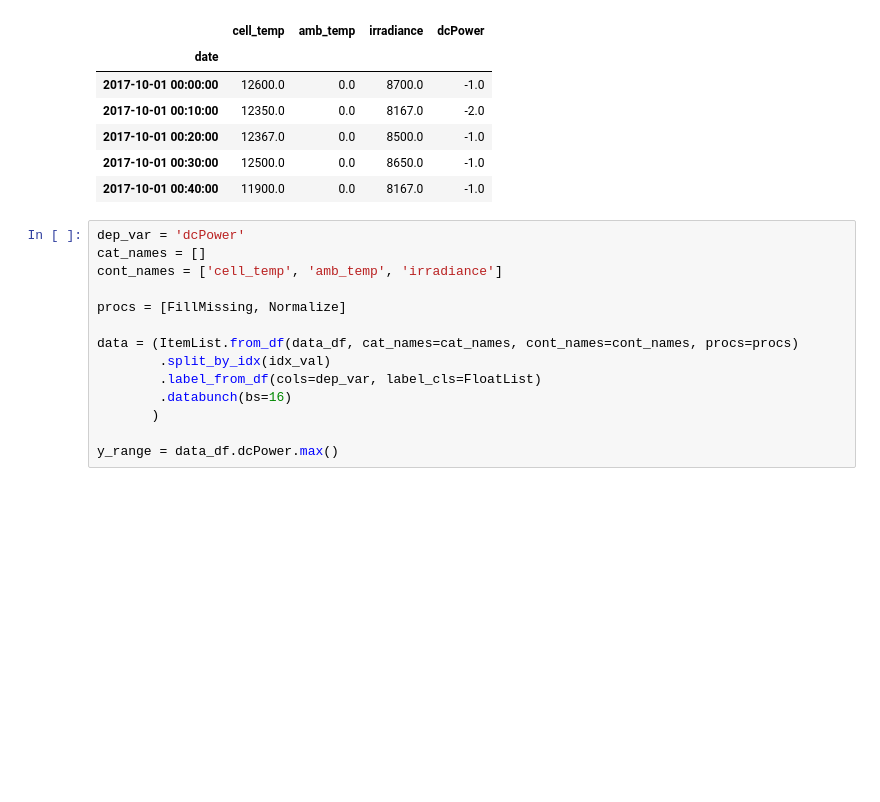
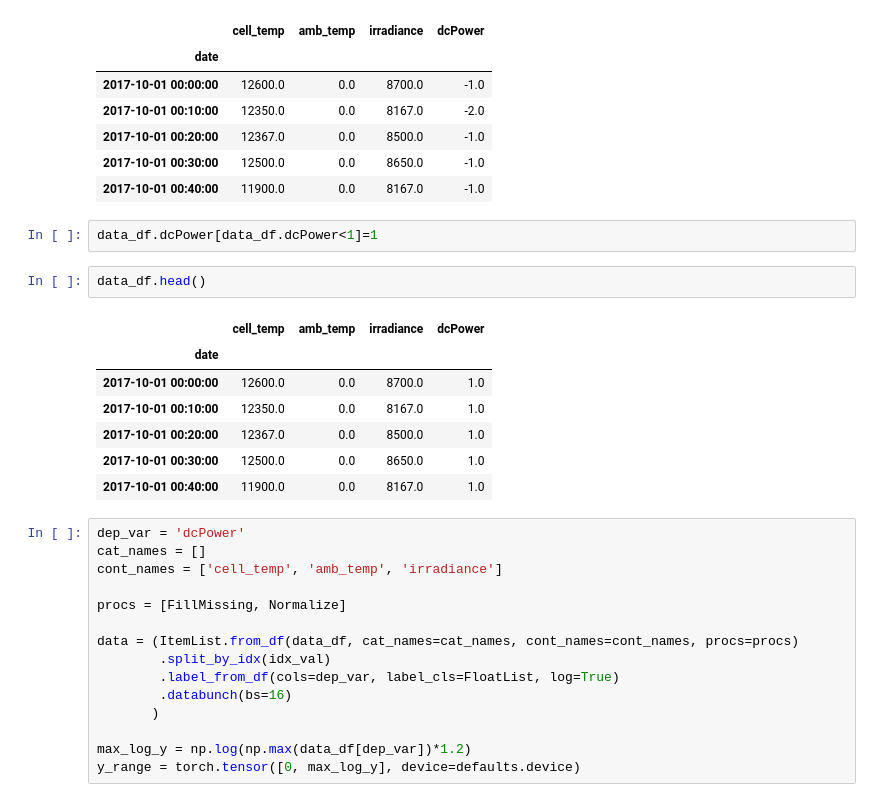
Before and after one commit to tcapelle/python_ines, a Jupyter notebook: Intro.ipynb, the cells around one changed output. Drawn from its saved outputs; the diff is of its cells as text; blank space fills up the shorter version.

```diff
--- a/Intro.ipynb
+++ b/Intro.ipynb
@@ -568,6 +548,18 @@ data_df.head()
 | 2017-10-01 00:20:00 | 12367.0 | 0.0 | 8500.0 | -1.0 |
 | 2017-10-01 00:30:00 | 12500.0 | 0.0 | 8650.0 | -1.0 |
 | 2017-10-01 00:40:00 | 11900.0 | 0.0 | 8167.0 | -1.0 |
+# %%
+data_df.dcPower[data_df.dcPower<1]=1
+# %%
+data_df.head()
+# %% [output]
+|  | cell_temp | amb_temp | irradiance | dcPower |
+| date |  |  |  |  |
+| 2017-10-01 00:00:00 | 12600.0 | 0.0 | 8700.0 | 1.0 |
+| 2017-10-01 00:10:00 | 12350.0 | 0.0 | 8167.0 | 1.0 |
+| 2017-10-01 00:20:00 | 12367.0 | 0.0 | 8500.0 | 1.0 |
+| 2017-10-01 00:30:00 | 12500.0 | 0.0 | 8650.0 | 1.0 |
+| 2017-10-01 00:40:00 | 11900.0 | 0.0 | 8167.0 | 1.0 |
 # %%
 dep_var = 'dcPower'
 cat_names = []
@@ -577,8 +569,9 @@ procs = [FillMissing, Normalize]
 
 data = (ItemList.from_df(data_df, cat_names=cat_names, cont_names=cont_names, procs=procs)
         .split_by_idx(idx_val)
-        .label_from_df(cols=dep_var, label_cls=FloatList)
+        .label_from_df(cols=dep_var, label_cls=FloatList, log=True)
         .databunch(bs=16)
        )
 
-y_range = data_df.dcPower.max()
+max_log_y = np.log(np.max(data_df[dep_var])*1.2)
+y_range = torch.tensor([0, max_log_y], device=defaults.device)
```
Also changed, not shown: parts of 28 cells of this notebook, 2 other files.
